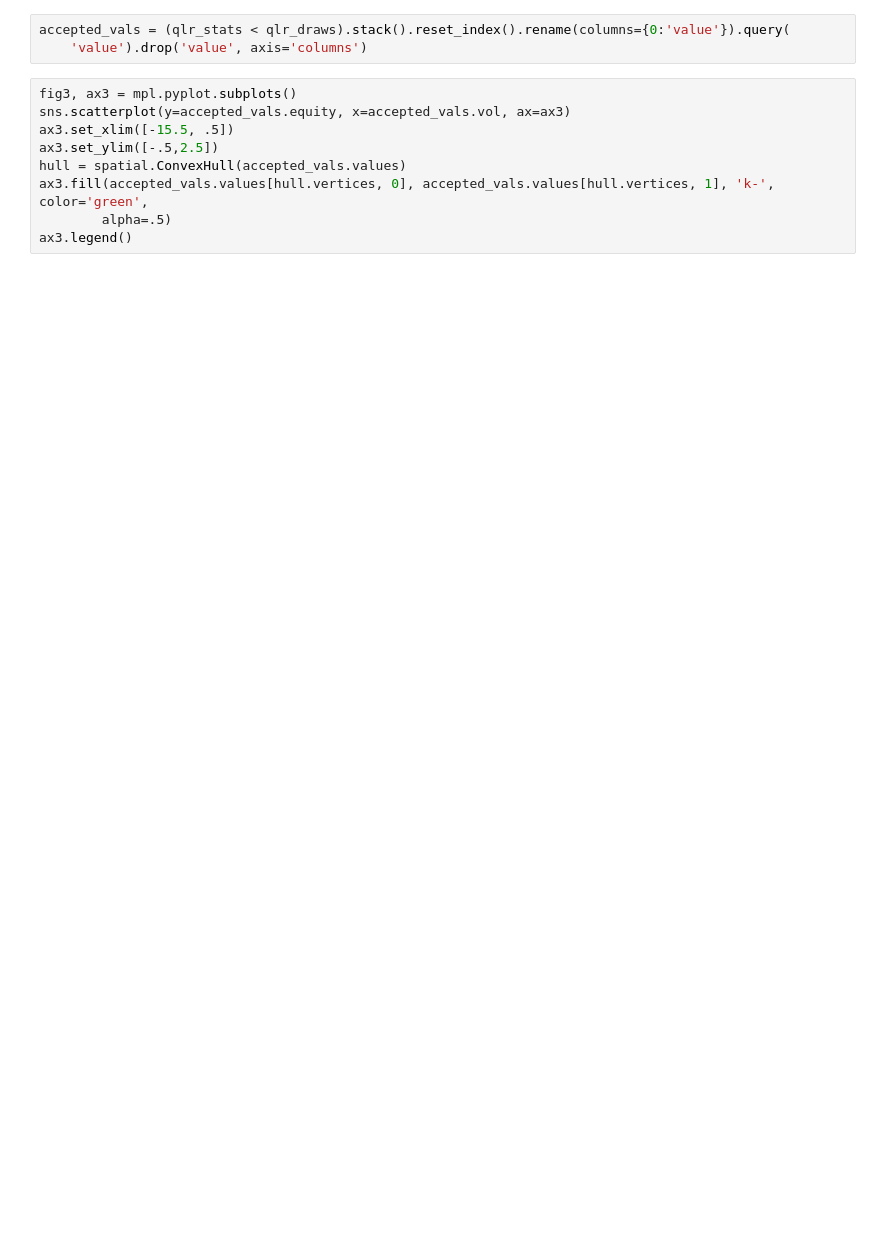
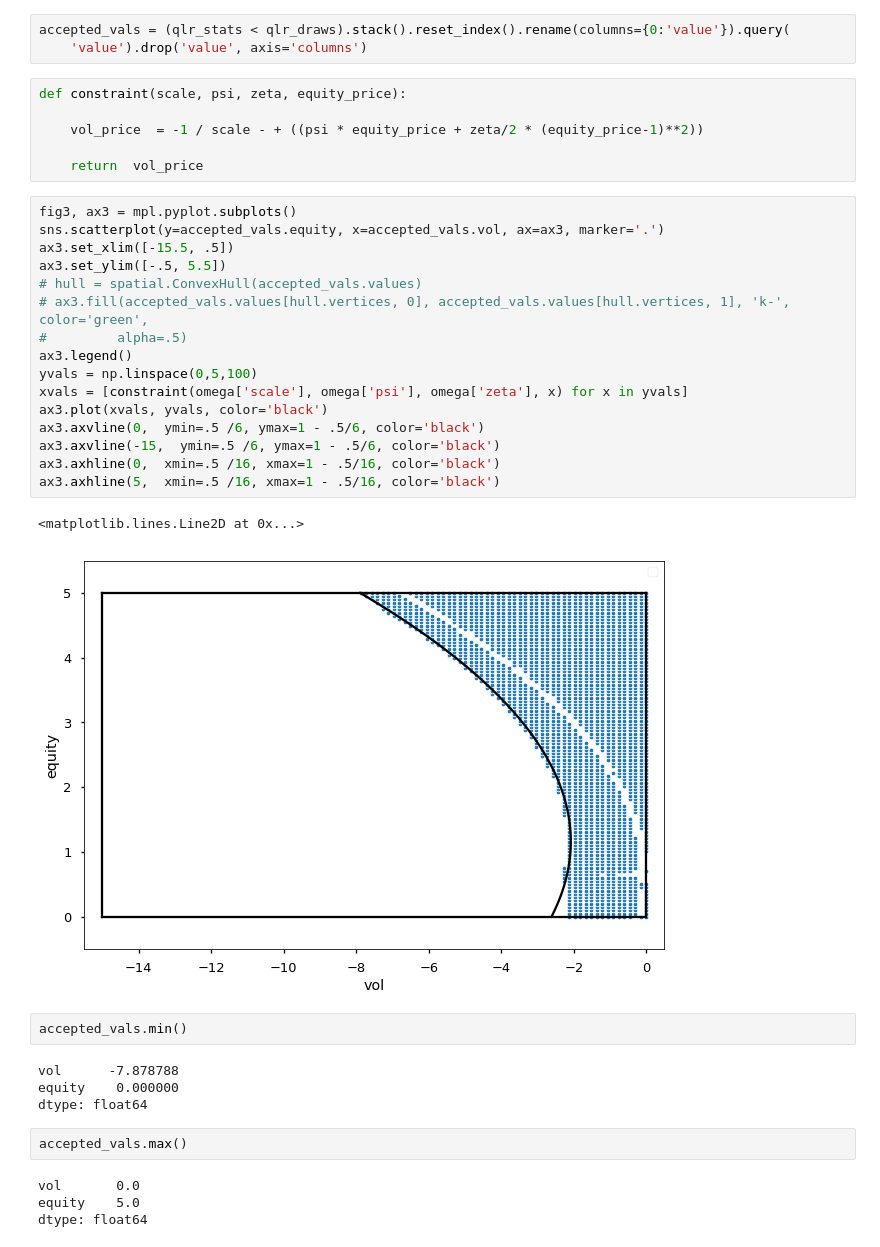
Before and after one commit to sangrey/RiskPriceInference, a Jupyter notebook: volpriceinference/robust_inference_on_data.ipynb, the cells around one changed output. Saved outputs shown, nothing was run; the diff lists cells and outputs as text; blank space fills up the shorter version.

```diff
--- a/volpriceinference/robust_inference_on_data.ipynb
+++ b/volpriceinference/robust_inference_on_data.ipynb
@@ -90,12 +90,40 @@ qlr_draws = vl.compute_qlr_sim(omega=omega, omega_cov=omega_cov, vol_dim=100, eq
 # %%
 accepted_vals = (qlr_stats < qlr_draws).stack().reset_index().rename(columns={0:'value'}).query(
     'value').drop('value', axis='columns')
+# %%
+def constraint(scale, psi, zeta, equity_price):
+
+    vol_price  = -1 / scale - + ((psi * equity_price + zeta/2 * (equity_price-1)**2))
+
+    return  vol_price
 # %%
 fig3, ax3 = mpl.pyplot.subplots()
-sns.scatterplot(y=accepted_vals.equity, x=accepted_vals.vol, ax=ax3)
+sns.scatterplot(y=accepted_vals.equity, x=accepted_vals.vol, ax=ax3, marker='.')
 ax3.set_xlim([-15.5, .5])
-ax3.set_ylim([-.5,2.5])
-hull = spatial.ConvexHull(accepted_vals.values)
-ax3.fill(accepted_vals.values[hull.vertices, 0], accepted_vals.values[hull.vertices, 1], 'k-', color='green',
-        alpha=.5)
+ax3.set_ylim([-.5, 5.5])
+# hull = spatial.ConvexHull(accepted_vals.values)
+# ax3.fill(accepted_vals.values[hull.vertices, 0], accepted_vals.values[hull.vertices, 1], 'k-', color='green',
+#         alpha=.5)
 ax3.legend()
+yvals = np.linspace(0,5,100)
+xvals = [constraint(omega['scale'], omega['psi'], omega['zeta'], x) for x in yvals]
+ax3.plot(xvals, yvals, color='black')
+ax3.axvline(0,  ymin=.5 /6, ymax=1 - .5/6, color='black')
+ax3.axvline(-15,  ymin=.5 /6, ymax=1 - .5/6, color='black')
+ax3.axhline(0,  xmin=.5 /16, xmax=1 - .5/16, color='black')
+ax3.axhline(5,  xmin=.5 /16, xmax=1 - .5/16, color='black')
+# %% [output]
+<matplotlib.lines.Line2D at 0x...>
+[figure, added]
+# %%
+accepted_vals.min()
+# %% [output]
+vol      -7.878788
+equity    0.000000
+dtype: float64
+# %%
+accepted_vals.max()
+# %% [output]
+vol       0.0
+equity    5.0
+dtype: float64
```
Also changed, not shown: 2 other files.
